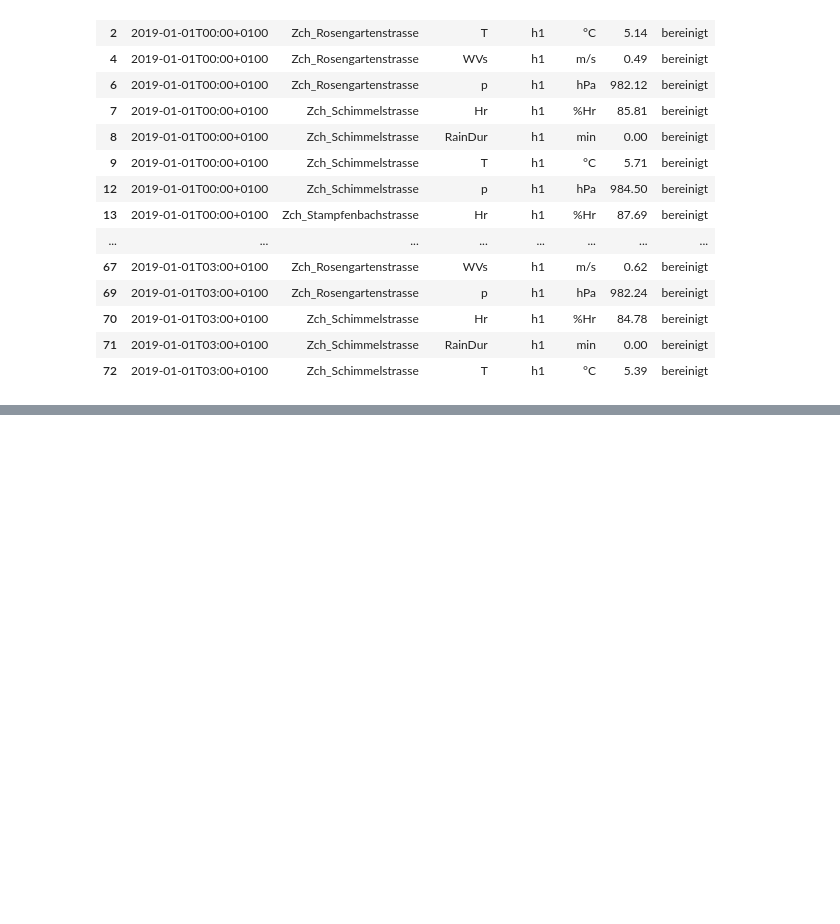
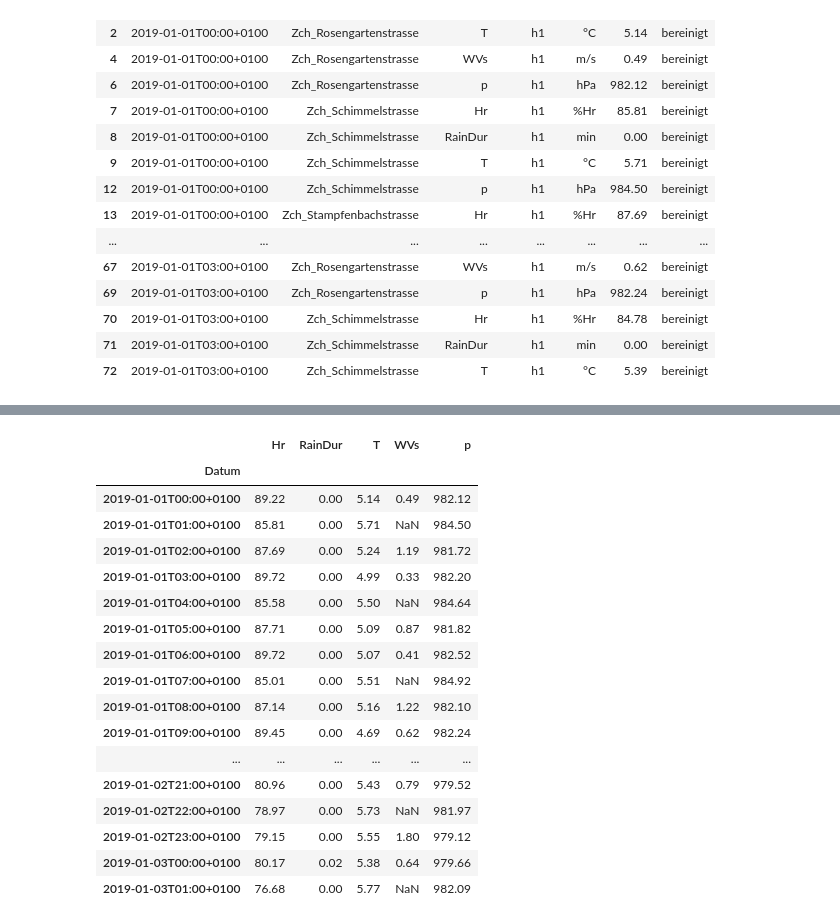
Before and after one commit to merclehoczky/HealthDataChallenge, a Jupyter notebook: scripts/explore_ZH_weather_19.ipynb, the cells around one changed output, grey strips where cells are left out. Drawn from its saved outputs; the diff is of its cells as text; code cells hidden in the pictures; blank space fills up the shorter version.

```diff
--- a/scripts/explore_ZH_weather_19.ipynb
+++ b/scripts/explore_ZH_weather_19.ipynb
@@ -106,0 +150,7 @@ w19_new.head(50)
+# %%
+dates = w19_new.reset_index(inplace=False)
+dates = dates['Datum']
+dates = dates.drop_duplicates()
+dates = dates.to_frame()
+dates = dates.reset_index(drop = True)
+dates
@@ -106,0 +224,24 @@ w19_new.head(50)
+# %%
+w19 = pd.merge(w19_new, dates, left_index = True, right_index = True)
+w19 = w19.set_index('Datum')
+# %%
+w19.head(50)
+# %% [output]
+|  | Hr | RainDur | T | WVs | p |
+| Datum |  |  |  |  |  |
+| 2019-01-01T00:00+0100 | 89.22 | 0.00 | 5.14 | 0.49 | 982.12 |
+| 2019-01-01T01:00+0100 | 85.81 | 0.00 | 5.71 | NaN | 984.50 |
+| 2019-01-01T02:00+0100 | 87.69 | 0.00 | 5.24 | 1.19 | 981.72 |
+| 2019-01-01T03:00+0100 | 89.72 | 0.00 | 4.99 | 0.33 | 982.20 |
+| 2019-01-01T04:00+0100 | 85.58 | 0.00 | 5.50 | NaN | 984.64 |
+| 2019-01-01T05:00+0100 | 87.71 | 0.00 | 5.09 | 0.87 | 981.82 |
+| 2019-01-01T06:00+0100 | 89.72 | 0.00 | 5.07 | 0.41 | 982.52 |
+| 2019-01-01T07:00+0100 | 85.01 | 0.00 | 5.51 | NaN | 984.92 |
+| 2019-01-01T08:00+0100 | 87.14 | 0.00 | 5.16 | 1.22 | 982.10 |
+| 2019-01-01T09:00+0100 | 89.45 | 0.00 | 4.69 | 0.62 | 982.24 |
+| ... | ... | ... | ... | ... | ... |
+| 2019-01-02T21:00+0100 | 80.96 | 0.00 | 5.43 | 0.79 | 979.52 |
+| 2019-01-02T22:00+0100 | 78.97 | 0.00 | 5.73 | NaN | 981.97 |
+| 2019-01-02T23:00+0100 | 79.15 | 0.00 | 5.55 | 1.80 | 979.12 |
+| 2019-01-03T00:00+0100 | 80.17 | 0.02 | 5.38 | 0.64 | 979.66 |
+| 2019-01-03T01:00+0100 | 76.68 | 0.00 | 5.77 | NaN | 982.09 |
```
Also changed, not shown: parts of 19 cells of this notebook.
